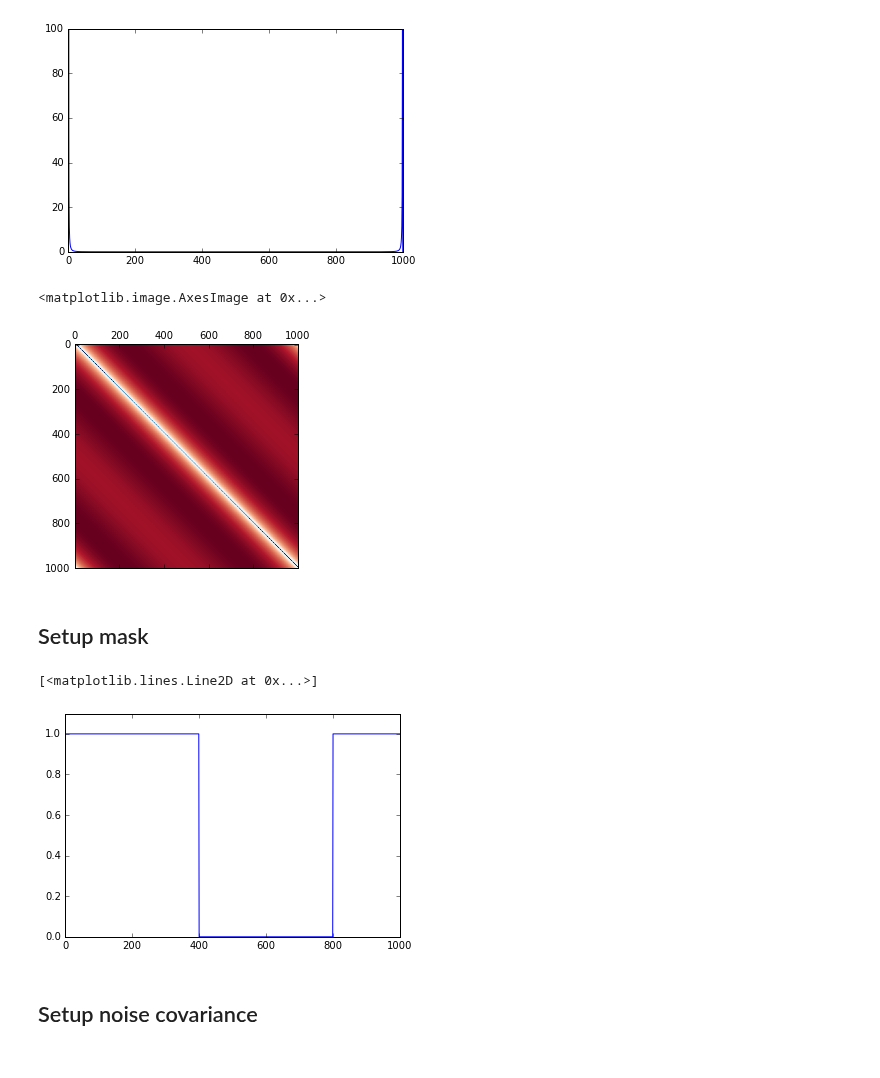
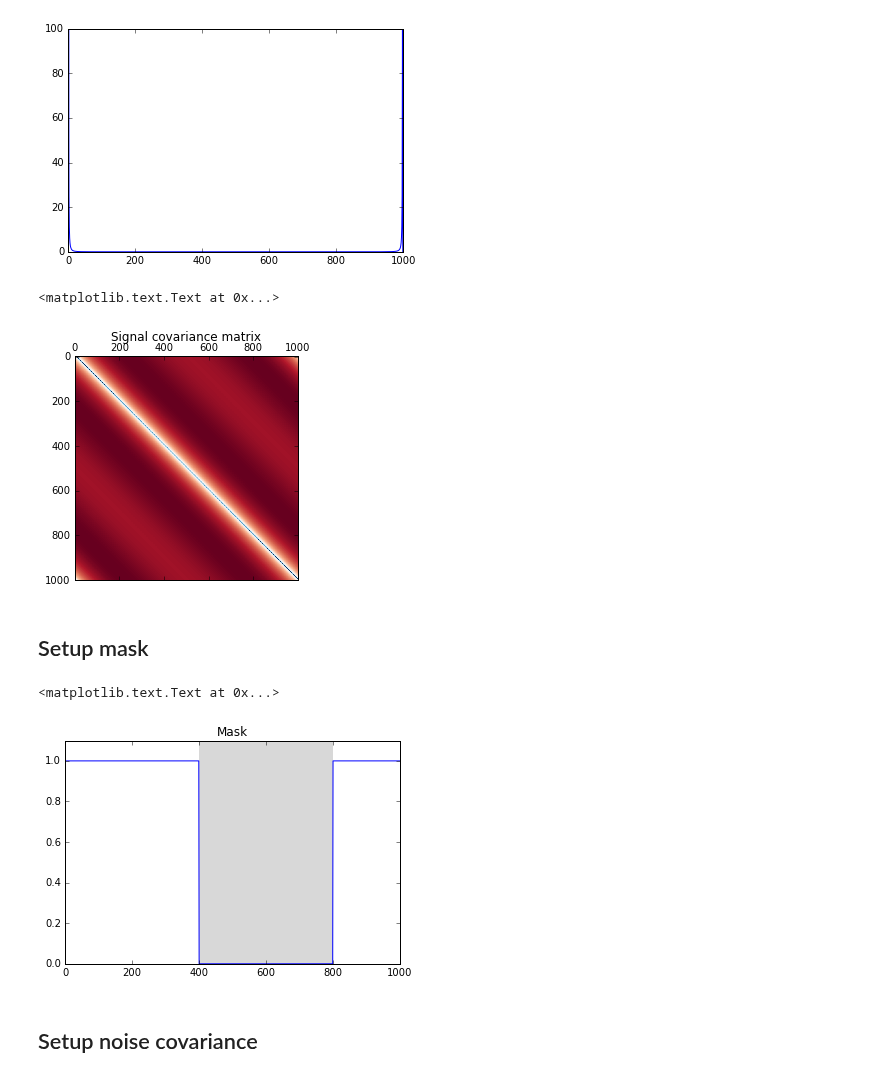
Before and after one commit to florent-leclercq/Bayes_InfoTheory, a Jupyter notebook: WienerFilter.ipynb, the cells around one changed output. Cells and saved outputs as stored; diff of their text form; code cells hidden in the pictures.

```diff
--- a/WienerFilter.ipynb
+++ b/WienerFilter.ipynb
@@ -6,11 +6,11 @@ import scipy.linalg
 from matplotlib import pyplot as plt
 %matplotlib inline
 # %%
-n=1000
+N=1000
 epsilon=0.000000000001
 # %% [markdown]
 ## Setup signal covariance
 # %%
-t=np.array([100./(f*f) for f in xrange(1,n/2)])
+t=np.array([100./(f*f) for f in xrange(1,N/2)])
 signalcovar=np.concatenate([np.zeros(1),t,t[::-1],np.zeros(1)])
 # %%
@@ -23,19 +23,22 @@ sqrtsignalcovar=np.diagflat(np.sqrt(signalcovar))
 sqrtsignalcovarPix=np.fft.ifft(np.fft.fft(sqrtsignalcovar).T).T
 # %%
 plt.matshow(sqrtsignalcovarPix.real, cmap='RdBu')
+plt.title("Signal covariance matrix")
 # %% [output]
-<matplotlib.image.AxesImage at 0x...>
+<matplotlib.text.Text at 0x...>
-[figure, old version]
+[figure, new version]
 # %% [markdown]
 ## Setup mask
 # %%
-mask=np.ones(n)
+mask=np.ones(N)
 mask[400:800]=0.
 plt.ylim(0,1.1)
-plt.plot(np.arange(n),mask)
+plt.plot(np.arange(N),mask)
+plt.fill_between([400,800],0.,1.1,facecolor='grey',alpha=0.3, linewidth=0.)
+plt.title("Mask")
 # %% [output]
-[<matplotlib.lines.Line2D at 0x...>]
+<matplotlib.text.Text at 0x...>
-[figure, old version]
+[figure, new version]
 # %% [markdown]
 ## Setup noise covariance
 # %%
```
Also changed, not shown: parts of 22 cells of this notebook, 1 other file.
